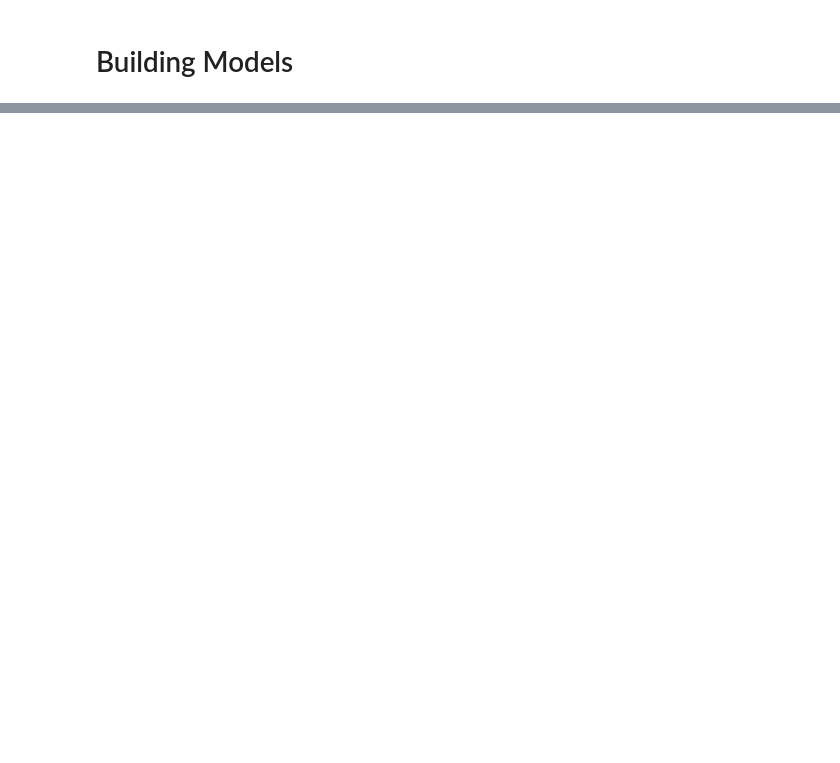
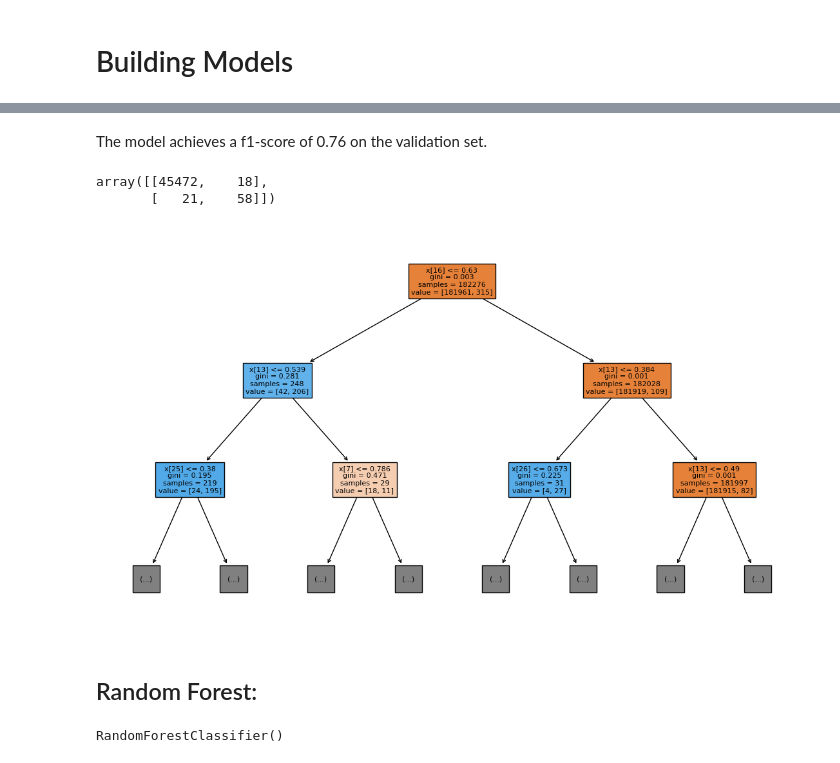
Before and after one commit to VirajMeruliya/credit-card-fraud-detection, a Jupyter notebook: fraud_detection.ipynb, the cells around one changed output, grey strips where cells are left out. Saved outputs shown, nothing was run; the diff lists cells and outputs as text; code cells hidden in the pictures; blank space fills up the shorter version.

```diff
--- a/fraud_detection.ipynb
+++ b/fraud_detection.ipynb
@@ -173,0 +190,5 @@ from sklearn.
+# %%
+dec_tree = DecisionTreeClassifier()
+# %%
+# Training the model
+dec_tree.fit(X_train, y_train)
@@ -173,0 +220,7 @@ from sklearn.
+# %% [markdown]
+The model achieves a f1-score of 0.76 on the validation set.
+# %%
+confusion_matrix(y_val, y_pred_val_dc)
+# %% [output]
+array([[45472,    18],
+       [   21,    58]])
@@ -173,0 +230,7 @@ from sklearn.
+# %%
+plt.figure(figsize=(14,8))
+plot_tree(dec_tree, filled=True, max_depth=2);
+# %% [output]
+[figure, added]
+# %% [markdown]
+## Random Forest:
@@ -173,0 +241,4 @@ from sklearn.
+# %%
+rf_model.fit(X_train, y_train)
+# %% [output]
+RandomForestClassifier()
```
Also changed, not shown: parts of 62 cells of this notebook.
